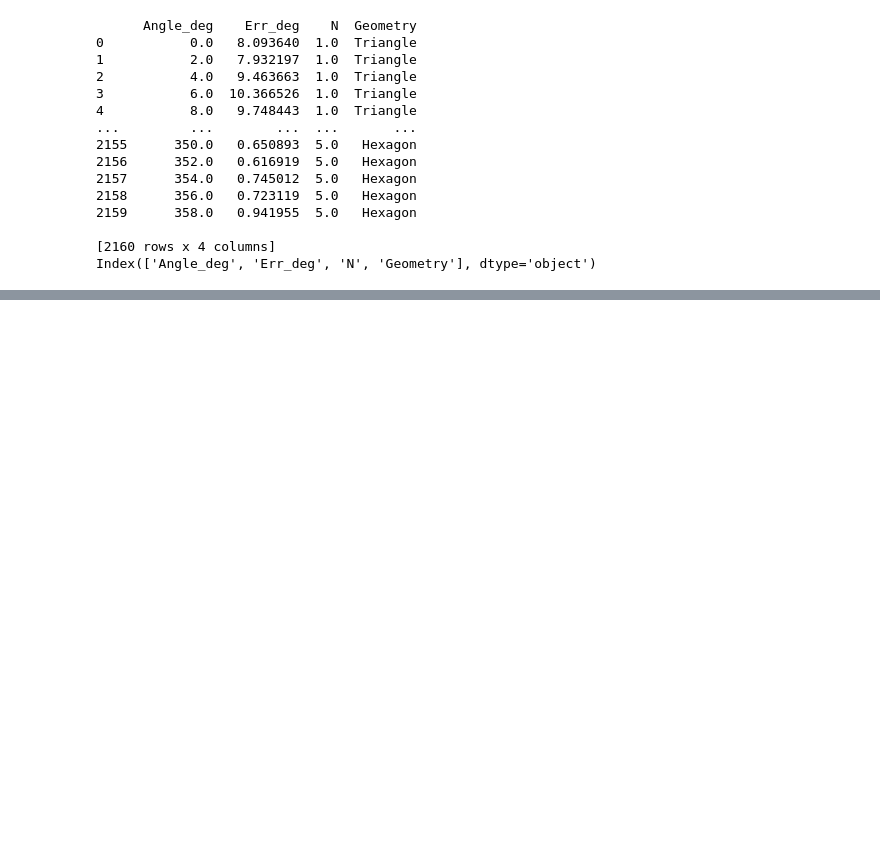
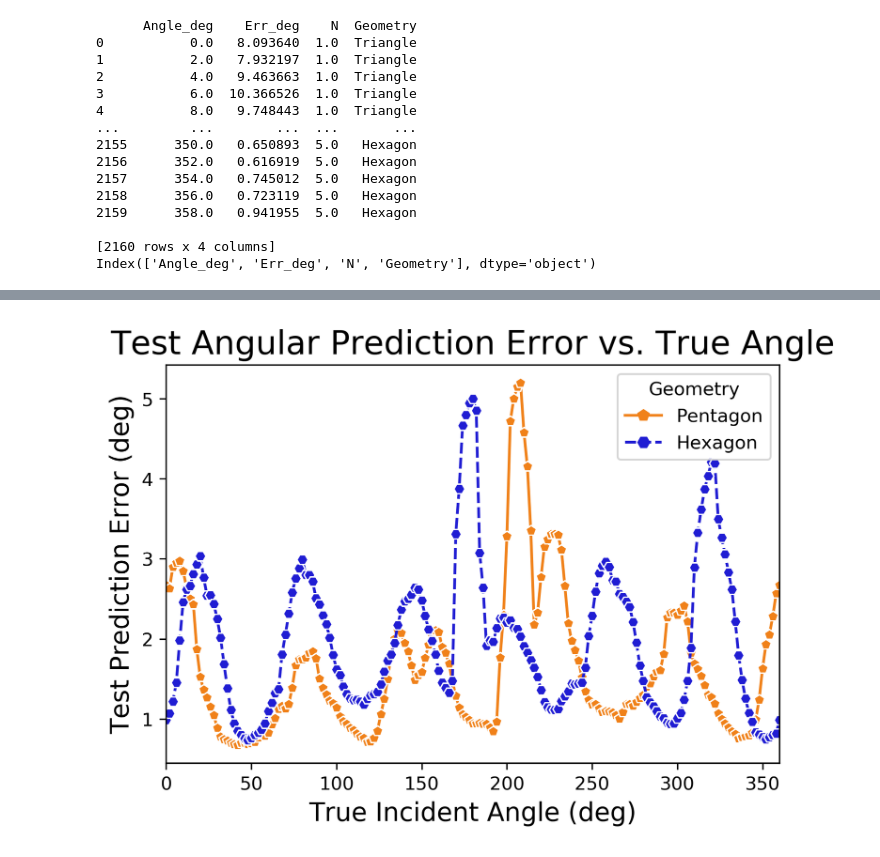
Before and after one commit to dasnyder5/wind-model, a Jupyter notebook: NateRegression/SummaryStats/ErrorHistograms.ipynb, the cells around one changed output, grey strips where cells are left out. Saved outputs shown, nothing was run; the diff lists cells and outputs as text; code cells hidden in the pictures; blank space fills up the shorter version.

Commit message:
Smoothed error vs incidence angle for addition to Overleaf

```diff
--- a/NateRegression/SummaryStats/ErrorHistograms.ipynb
+++ b/NateRegression/SummaryStats/ErrorHistograms.ipynb
@@ -51,3 +108,20 @@ plt.show()
+# %%
+plt.figure(figsize=(6, 4), dpi=300)
+titleFont=18
+axisFont=14
+legendFont=14
+# ax = sns.scatterplot(x="Angle_deg", y="Err_deg", hue='Geometry', style='Geometry', palette=['#e10909', '#1dd332', '#f08119', '#201dd3'], markers=['v', 'o', 'p', 'H'], data=DF[(DF.Geometry.isin(['Triangle', 'Square', 'Pentagon', 'Hexagon']) & DF.N==2.0)])
+ax = sns.lineplot(x="Angle_deg", y="Errs_deg", hue='Geometry', style='Geometry', palette=['#f08119', '#201dd3'], markers=['p', 'H'], data=DFN)
+plt.title('Test Angular Prediction Error vs. True Angle', fontsize=titleFont)
+ax.set_xlabel('True Incident Angle (deg)', fontsize=axisFont)
+plt.xlim([0, 360])
+ax.set_ylabel('Test Prediction Error (deg)', fontsize=axisFont)
+# ax.legend(fontsize=legendFont)
+plt.grid(False)
+plt.savefig('ErrorVSAngleSmooth.png')
+plt.show()
+# %% [output]
+[figure, added]
 # %%
 DF0 = pd.read_csv('ErrorVSAngleLarge.csv')
 DF0 = DF0.drop(columns=['Unnamed: 0'])
```
Also changed, not shown: parts of 6 cells of this notebook, 2 other files.
